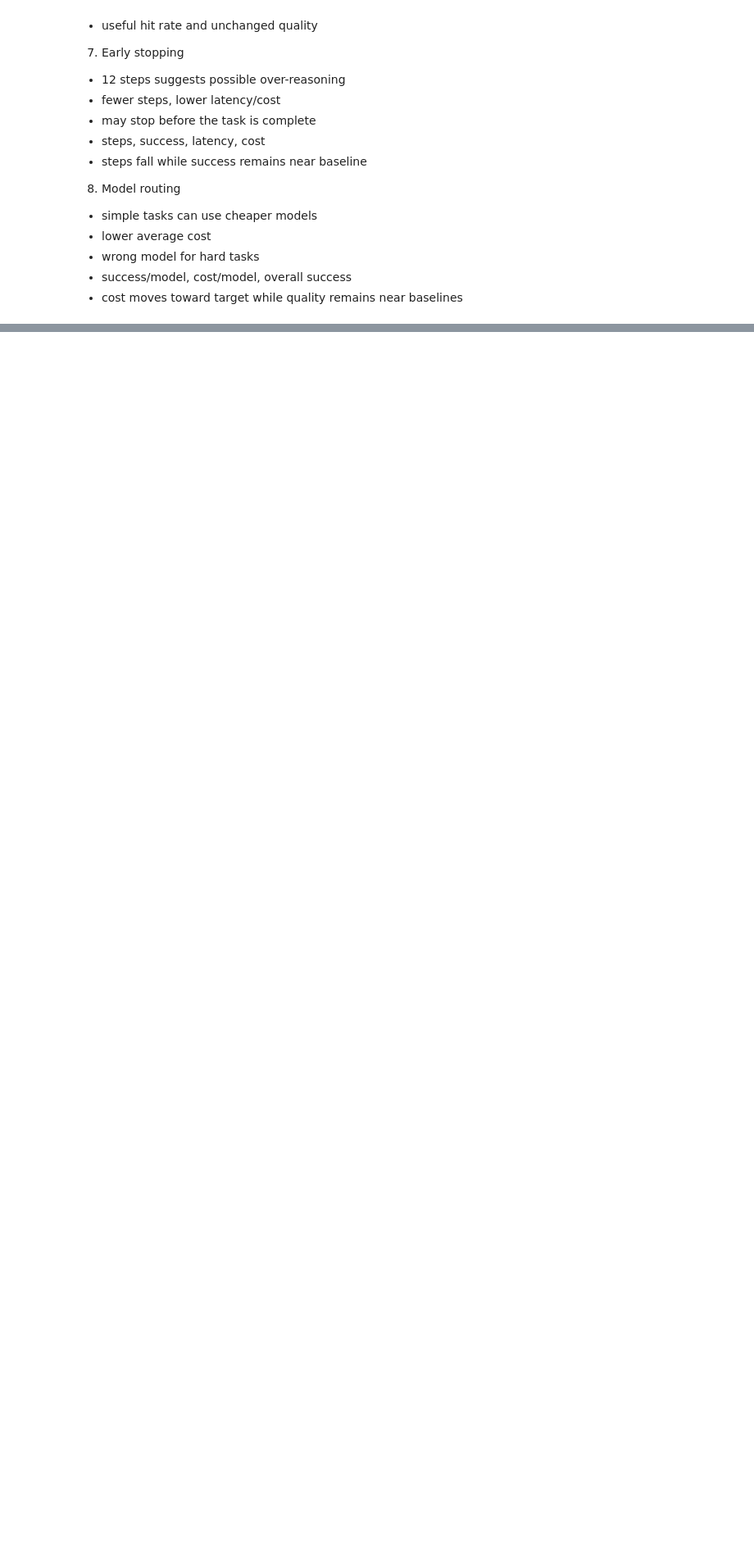
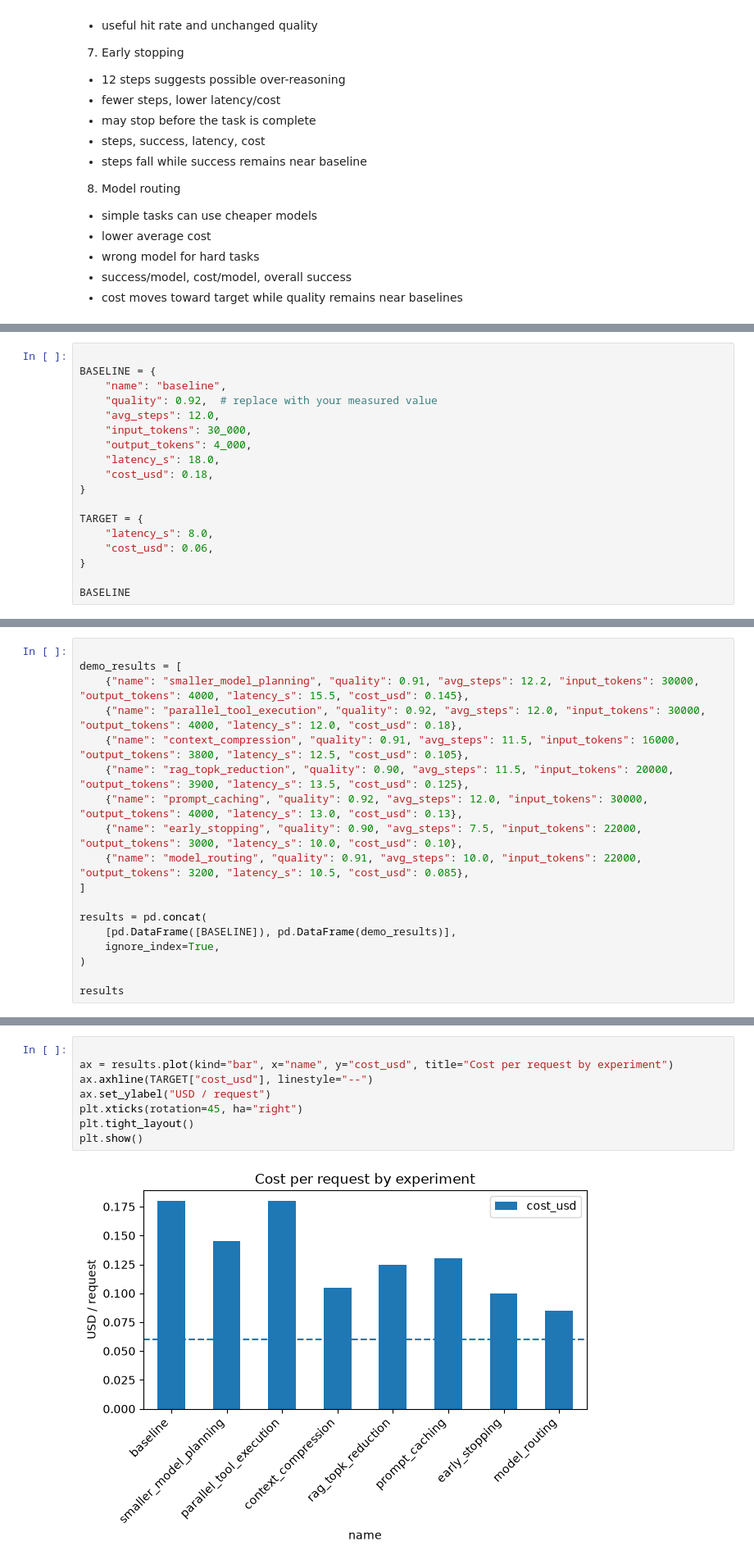
Before and after one commit to hanbanthan/AI-Agent, a Jupyter notebook: exercise/Ex15-Optimization.ipynb, the cells around one changed output, grey strips where cells are left out. Shown at 82% size. Cells and saved outputs as stored; diff of their text form; blank space fills up the shorter version.

```diff
--- a/exercise/Ex15-Optimization.ipynb
+++ b/exercise/Ex15-Optimization.ipynb
@@ -59,0 +96,18 @@ Experiement | Hypothesis | Expected benefit | Potential quality impact | Metrics
+# %%
+
+BASELINE = {
+    "name": "baseline",
+    "quality": 0.92,  # replace with your measured value
+    "avg_steps": 12.0,
+    "input_tokens": 30_000,
+    "output_tokens": 4_000,
+    "latency_s": 18.0,
+    "cost_usd": 0.18,
+}
+
+TARGET = {
+    "latency_s": 8.0,
+    "cost_usd": 0.06,
+}
+
+BASELINE
@@ -59,0 +223,18 @@ Experiement | Hypothesis | Expected benefit | Potential quality impact | Metrics
+# %%
+
+demo_results = [
+    {"name": "smaller_model_planning", "quality": 0.91, "avg_steps": 12.2, "input_tokens": 30000, "output_tokens": 4000, "latency_s": 15.5, "cost_usd": 0.145},
+    {"name": "parallel_tool_execution", "quality": 0.92, "avg_steps": 12.0, "input_tokens": 30000, "output_tokens": 4000, "latency_s": 12.0, "cost_usd": 0.18},
+    {"name": "context_compression", "quality": 0.91, "avg_steps": 11.5, "input_tokens": 16000, "output_tokens": 3800, "latency_s": 12.5, "cost_usd": 0.105},
+    {"name": "rag_topk_reduction", "quality": 0.90, "avg_steps": 11.5, "input_tokens": 20000, "output_tokens": 3900, "latency_s": 13.5, "cost_usd": 0.125},
+    {"name": "prompt_caching", "quality": 0.92, "avg_steps": 12.0, "input_tokens": 30000, "output_tokens": 4000, "latency_s": 13.0, "cost_usd": 0.13},
+    {"name": "early_stopping", "quality": 0.90, "avg_steps": 7.5, "input_tokens": 22000, "output_tokens": 3000, "latency_s": 10.0, "cost_usd": 0.10},
+    {"name": "model_routing", "quality": 0.91, "avg_steps": 10.0, "input_tokens": 22000, "output_tokens": 3200, "latency_s": 10.5, "cost_usd": 0.085},
+]
+
+results = pd.concat(
+    [pd.DataFrame([BASELINE]), pd.DataFrame(demo_results)],
+    ignore_index=True,
+)
+
+results
@@ -59,0 +332,10 @@ Experiement | Hypothesis | Expected benefit | Potential quality impact | Metrics
+# %%
+
+ax = results.plot(kind="bar", x="name", y="cost_usd", title="Cost per request by experiment")
+ax.axhline(TARGET["cost_usd"], linestyle="--")
+ax.set_ylabel("USD / request")
+plt.xticks(rotation=45, ha="right")
+plt.tight_layout()
+plt.show()
+# %% [output]
+[figure, added]
```
Also changed, not shown: parts of 18 cells of this notebook, 28 other files.
